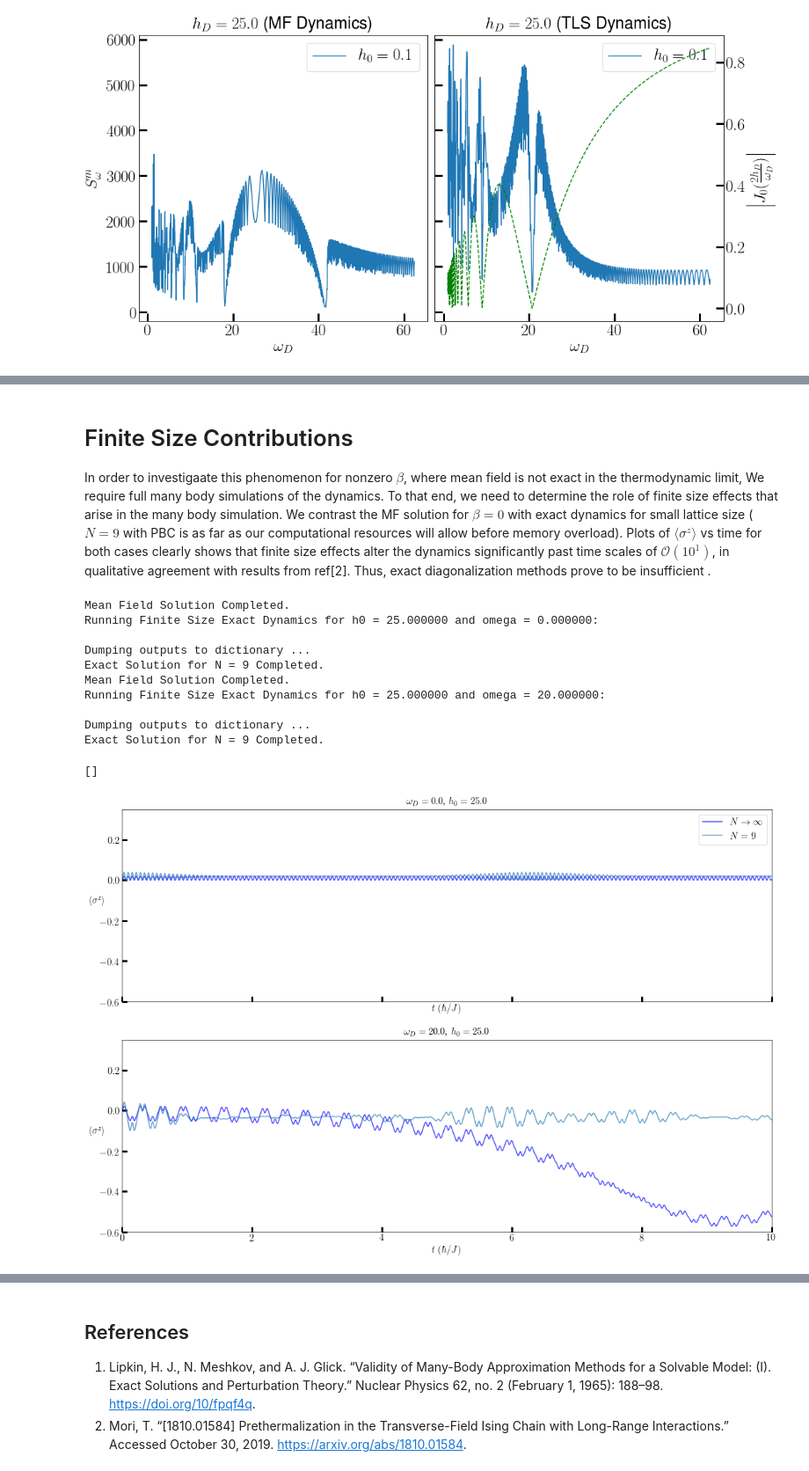
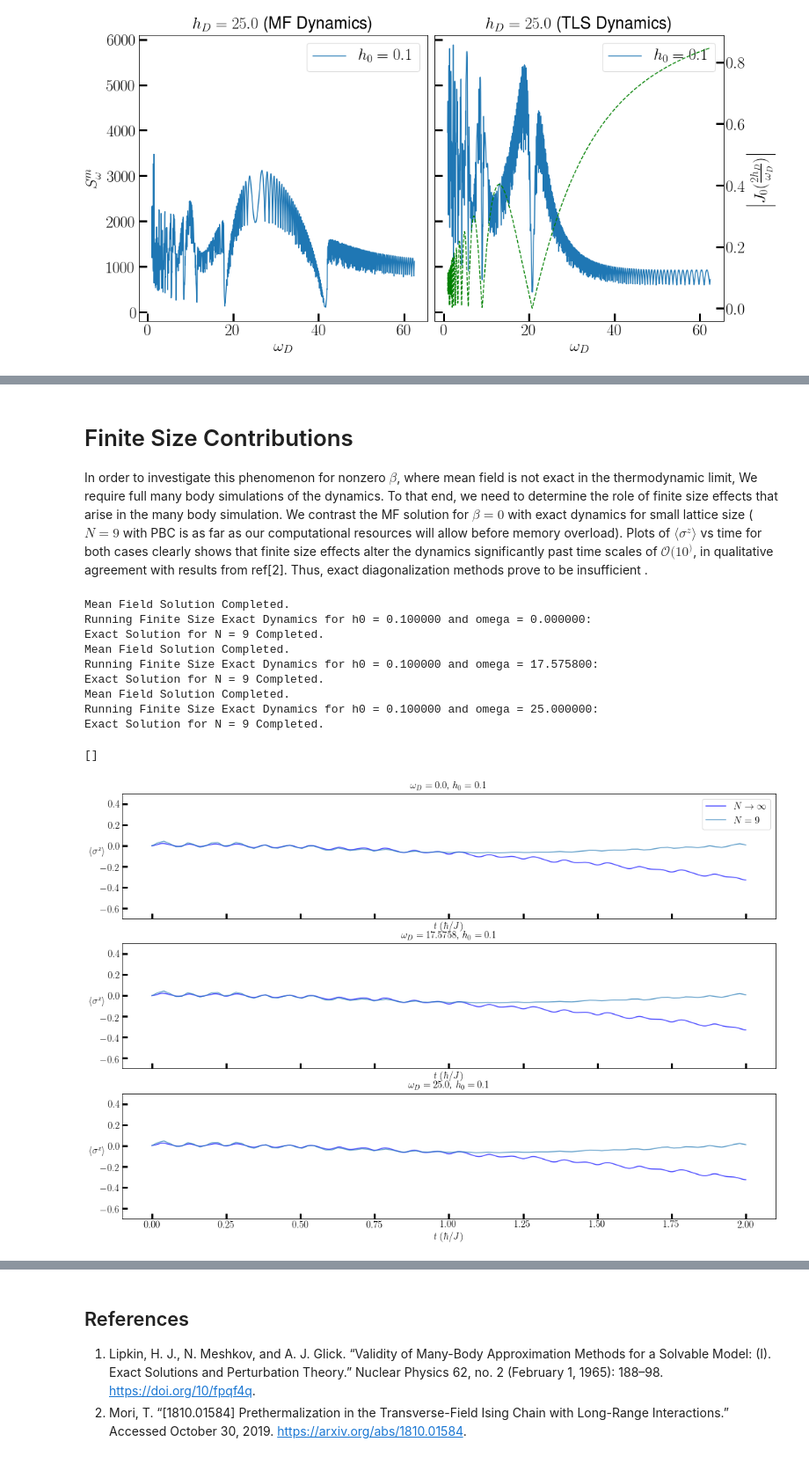
Before and after one commit to deyh2020/periodic_lipkin, a Jupyter notebook: lipkin.ipynb, the cells around one changed output, grey strips where cells are left out. Shown: that part at 88% size. Cells and saved outputs as stored; diff of their text form; code cells hidden in the pictures.

```diff
--- a/lipkin.ipynb
+++ b/lipkin.ipynb
@@ -220,7 +218,7 @@ Thus, we can conclude the following
 # %% [markdown]
 # Finite Size Contributions
 
-In order to investigaate this phenomenon for nonzero $\beta$, where mean field is not exact in the thermodynamic limit, We require full many body simulations of the dynamics. To that end, we need to determine the role of finite size effects that arise in the many body simulation. We contrast the MF solution for $\beta=0$ with exact dynamics for small lattice size ($N=9$ with PBC is as far as our computational resources will allow before memory overload). Plots of $\langle \sigma^z\rangle$ vs time for both cases clearly shows that finite size effects alter the dynamics significantly past time scales of $\mathcal{O}(10^1)$, in qualitative agreement with results from ref[2]. Thus, exact diagonalization methods prove to be insufficient .
+In order to investigate this phenomenon for nonzero $\beta$, where mean field is not exact in the thermodynamic limit, We require full many body simulations of the dynamics. To that end, we need to determine the role of finite size effects that arise in the many body simulation. We contrast the MF solution for $\beta=0$ with exact dynamics for small lattice size ($N=9$ with PBC is as far as our computational resources will allow before memory overload). Plots of $\langle \sigma^z\rangle$ vs time for both cases clearly shows that finite size effects alter the dynamics significantly past time scales of $\mathcal{O}(10^)$, in qualitative agreement with results from ref[2]. Thus, exact diagonalization methods prove to be insufficient .
 # %%
 import numpy as np
 from numpy.linalg import multi_dot, norm, eig
@@ -235,36 +233,30 @@ from matplotlib import rc
 rc('text', usetex=True)
 
 fs = 15
-pheightmin = 5
+h0 = 0.1
+h = 25.0
 
 sx = np.array([[0, 1],[ 1, 0]])
 sy = np.array([[0, -1j],[1j, 0]])
 sz = np.array([[1, 0],[0, -1]])
 
-t = np.linspace(0, 10, 10000)
-t_exact = np.linspace(0, 10, 1000)
+t = np.linspace(0, 2.0, 10000)
+t_exact = np.linspace(0, 2.0, 100)
 
-h0 = 25.0
 finite_sizes = 9
 
-omegas = [0.0, 20.0]
+omegas = [0.0, 17.5758, 25.0]
 
 fig, axs = plt.subplots(len(omegas), 1, sharex='col', figsize=(18,12))
 
-def mf_jac (psi, t, h0, omega):
+def mf_jac (psi, t, h0, h, omega):
     sx_mf = multi_dot([psi.conjugate(), sx, psi])
-    jac = (1j) * (sx_mf * sx + h0 * np.cos(omega *t)* sz)
+    drive = h0 + h * np.cos(omega * t)
+    jac = (1j) * (sx_mf * sx + drive * sz)
     return jac
 
-def mf_func (psi, t, h0, omega):
-    return np.dot(mf_jac(psi, t, h0, omega), psi)
-
-def tls_jac (psi, t, h0, omega):
-    jac = (1j) * (sx + h0 * np.cos(omega *t)* sz)
-    return jac
-
-def tls_func (psi, t, h0, omega):
-    return np.dot(tls_jac(psi, t, h0, omega), psi)
+def mf_func (psi, t, h0, h, omega):
+    return np.dot(mf_jac(psi, t, h0, h, omega), psi)
 
 #Exact Diagonalization of finite sizes
 def exact_dynamics(p):
@@ -272,46 +264,43 @@ def exact_dynamics(p):
     initstate =  np.ones(2**p.lattice_size, dtype="float64")/np.sqrt(2**p.lattice_size)
     return cp.run_dyn(p, initstate)
 
-
 #Start from eigenstate of sx
 evals, evecs = eig((1j) * tls_jac(None, 0.0, 0.0, 0.0))
 psi0 = evecs[:,np.argmin(evals)].copy()
 
 for i, w in enumerate(omegas):
     # Set up the inputs and call odeintw to solve the mean field system.
-    sol_mf = odeintw(mf_func, psi0, t, args=(h0, w), Dfun=mf_jac)
+    ##sol_mf = odeintw(mf_func, psi0, t, args=(h0, h, w), Dfun=mf_jac)
     #calculate expectation values
     mz_mf = np.einsum("ij,jk,ik->i", sol_mf.conjugate(), sz, sol_mf)
     print("Mean Field Solution Completed.")
 
     axs[i].set_title(r"$\omega_D = {}$, ".format(w) + r"$h_0 = {}$ ".format(h0), fontsize=fs)
     axs[i].set_xlabel(r'$t\;(\hbar/J)$',fontsize=fs)
     axs[i].set_ylabel(r'$\langle\sigma^z\rangle$',fontsize=fs, rotation=0)
     axs[i].tick_params(direction='in', length=8, width=3, labelsize=fs)
     axs[i].plot(t, mz_mf.real, 'b', label = r"$N\to\infty$", alpha=0.7)
     print("Running Finite Size Exact Dynamics for h0 = %f and omega = %f:"%(h0, w))
     n = finite_sizes
     J = np.ones(n**2).reshape(n,n) * 2.0 / (n-1)
     #Set up the inputs and call curie_weiss_periodic to solve the exact system.
-    p = cp.ParamData(hopmat = J, lattice_size=n, omega=w, times=t_exact, hx=0.0, hy=0.0, hz=-h0, jx=-1.0, jy=0.0, jz=0.0)
-    ed_data = exact_dynamics(p)
+    p = cp.ParamData(hopmat = J, lattice_size=n, ampl = -25.0, omega=w, times=t_exact, hx=0.0, hy=0.0, hz=-h0, jx=-1.0, jy=0.0, jz=0.0)
+    ##ed_data = exact_dynamics(p)
     print("Exact Solution for N = %d Completed." % n)
     axs[i].plot(t_exact, np.real(ed_data["sz"]), label = r"$N = %d$" % n, alpha=0.7)
 legend0 = axs[0].legend(prop={'size': fs})
 for ax in axs:
-    ax.set_xlim([0, 10])
-    ax.set_ylim([-0.6, 0.35])
+    ax.set_ylim([-0.7, 0.5])
 plt.plot()
 # %% [output]
 Mean Field Solution Completed.
-Running Finite Size Exact Dynamics for h0 = 25.000000 and omega = 0.000000:
-
-Dumping outputs to dictionary ...
+Running Finite Size Exact Dynamics for h0 = 0.100000 and omega = 0.000000:
 Exact Solution for N = 9 Completed.
 Mean Field Solution Completed.
-Running Finite Size Exact Dynamics for h0 = 25.000000 and omega = 20.000000:
-
-Dumping outputs to dictionary ...
+Running Finite Size Exact Dynamics for h0 = 0.100000 and omega = 17.575800:
 Exact Solution for N = 9 Completed.
+Mean Field Solution Completed.
+Running Finite Size Exact Dynamics for h0 = 0.100000 and omega = 25.000000:
+Exact Solution for N = 9 Completed.
 []
-[figure, old version]
+[figure, new version]
```
Also changed, not shown: parts of 4 cells of this notebook.
